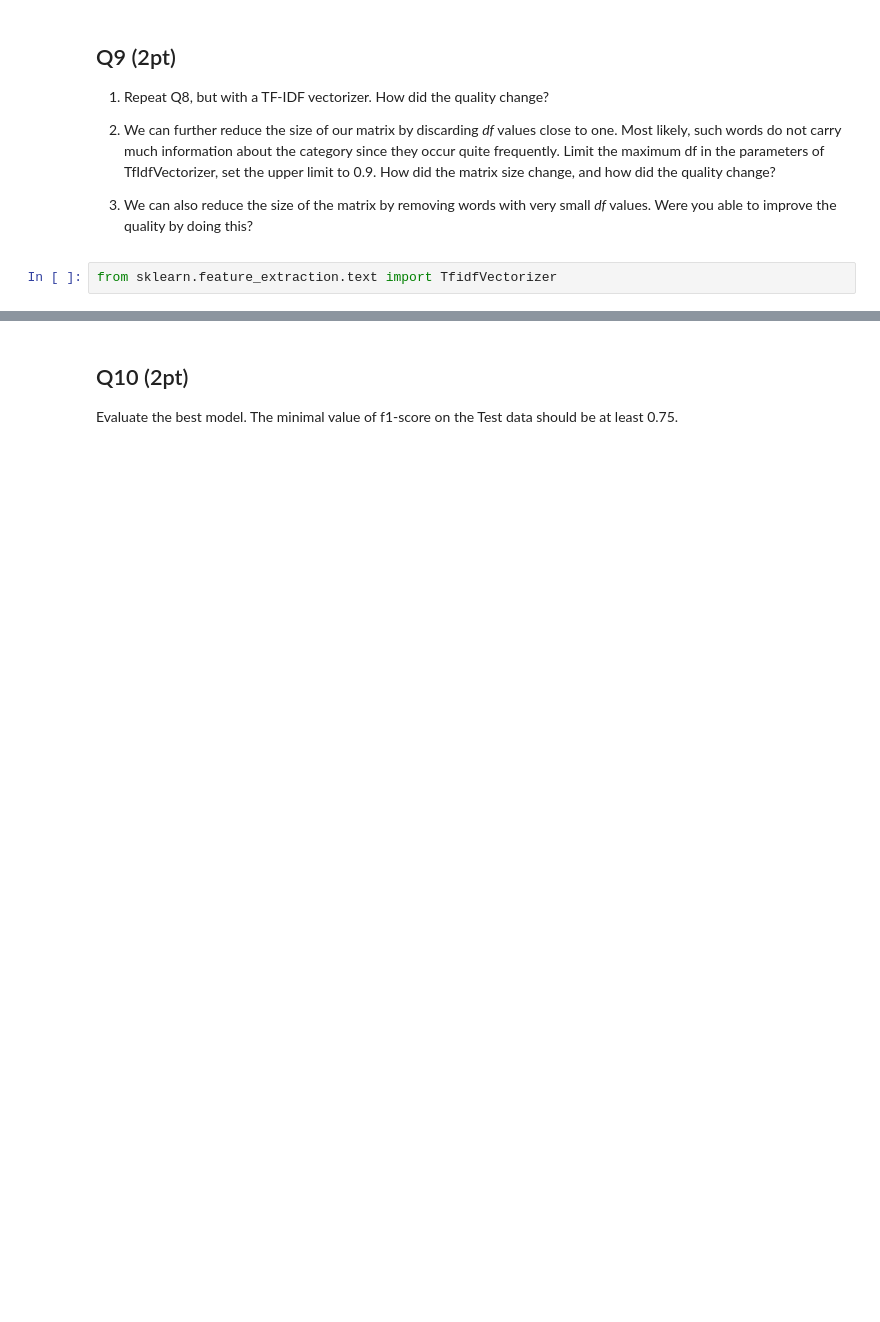
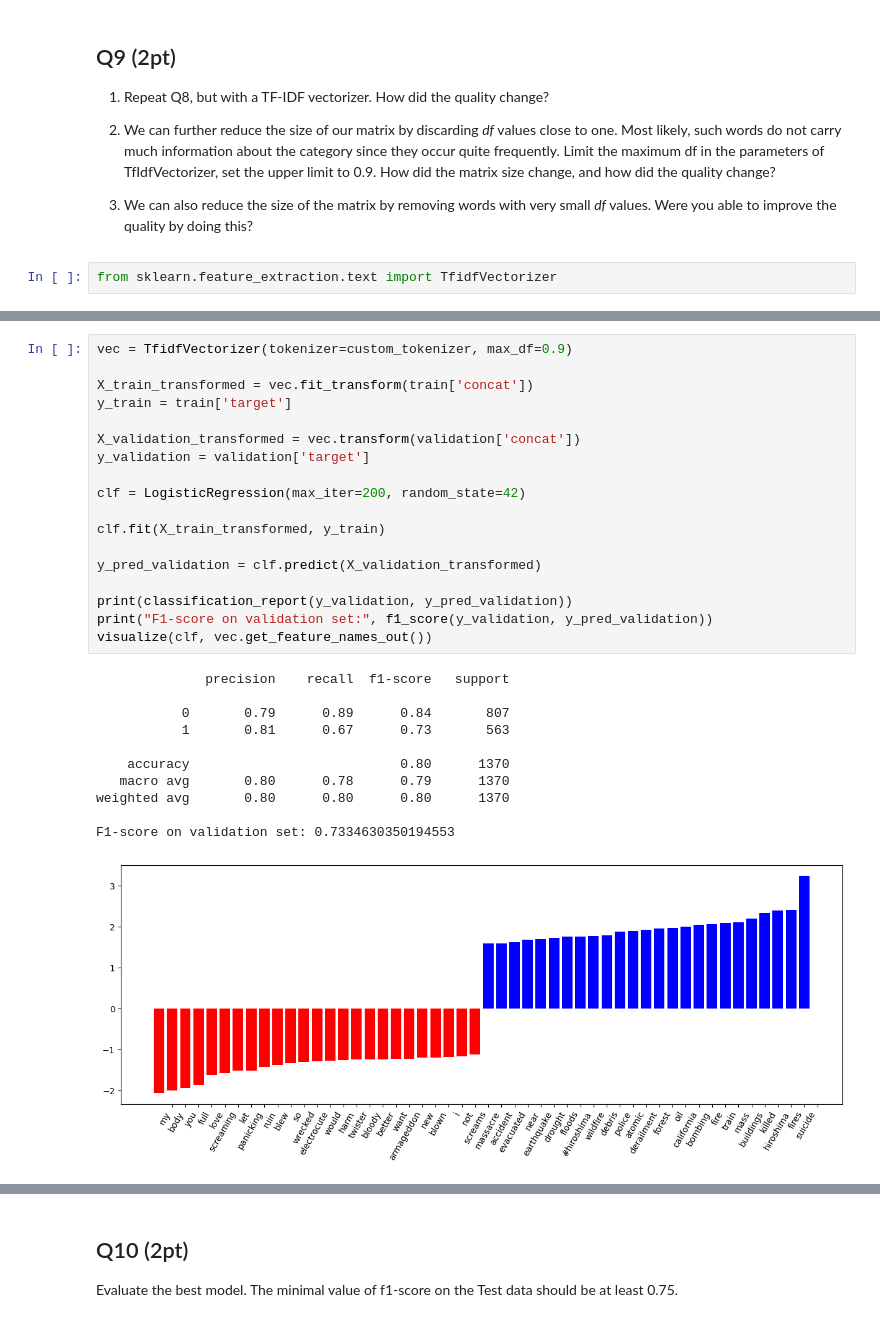
Before and after one commit to YKhalitov/College-Projects, a Jupyter notebook: RIT-Projects/Machine Learning - CSCI 335/HW4.ipynb, the cells around one changed output, grey strips where cells are left out. Cells and saved outputs as stored; diff of their text form; blank space fills up the shorter version.

```diff
--- a/RIT-Projects/Machine Learning - CSCI 335/HW4.ipynb
+++ b/RIT-Projects/Machine Learning - CSCI 335/HW4.ipynb
@@ -356,0 +399,30 @@ from sklearn.feature_extraction.text import TfidfVectorizer
+# %%
+vec = TfidfVectorizer(tokenizer=custom_tokenizer, max_df=0.9)
+
+X_train_transformed = vec.fit_transform(train['concat'])
+y_train = train['target']
+
+X_validation_transformed = vec.transform(validation['concat'])
+y_validation = validation['target']
+
+clf = LogisticRegression(max_iter=200, random_state=42)
+
+clf.fit(X_train_transformed, y_train)
+
+y_pred_validation = clf.predict(X_validation_transformed)
+
+print(classification_report(y_validation, y_pred_validation))
+print("F1-score on validation set:", f1_score(y_validation, y_pred_validation))
+visualize(clf, vec.get_feature_names_out())
+# %% [output]
+              precision    recall  f1-score   support
+
+           0       0.79      0.89      0.84       807
+           1       0.81      0.67      0.73       563
+
+    accuracy                           0.80      1370
+   macro avg       0.80      0.78      0.79      1370
+weighted avg       0.80      0.80      0.80      1370
+
+F1-score on validation set: 0.7334630350194553
+[figure, added]
```
Also changed, not shown: parts of 13 cells of this notebook.
